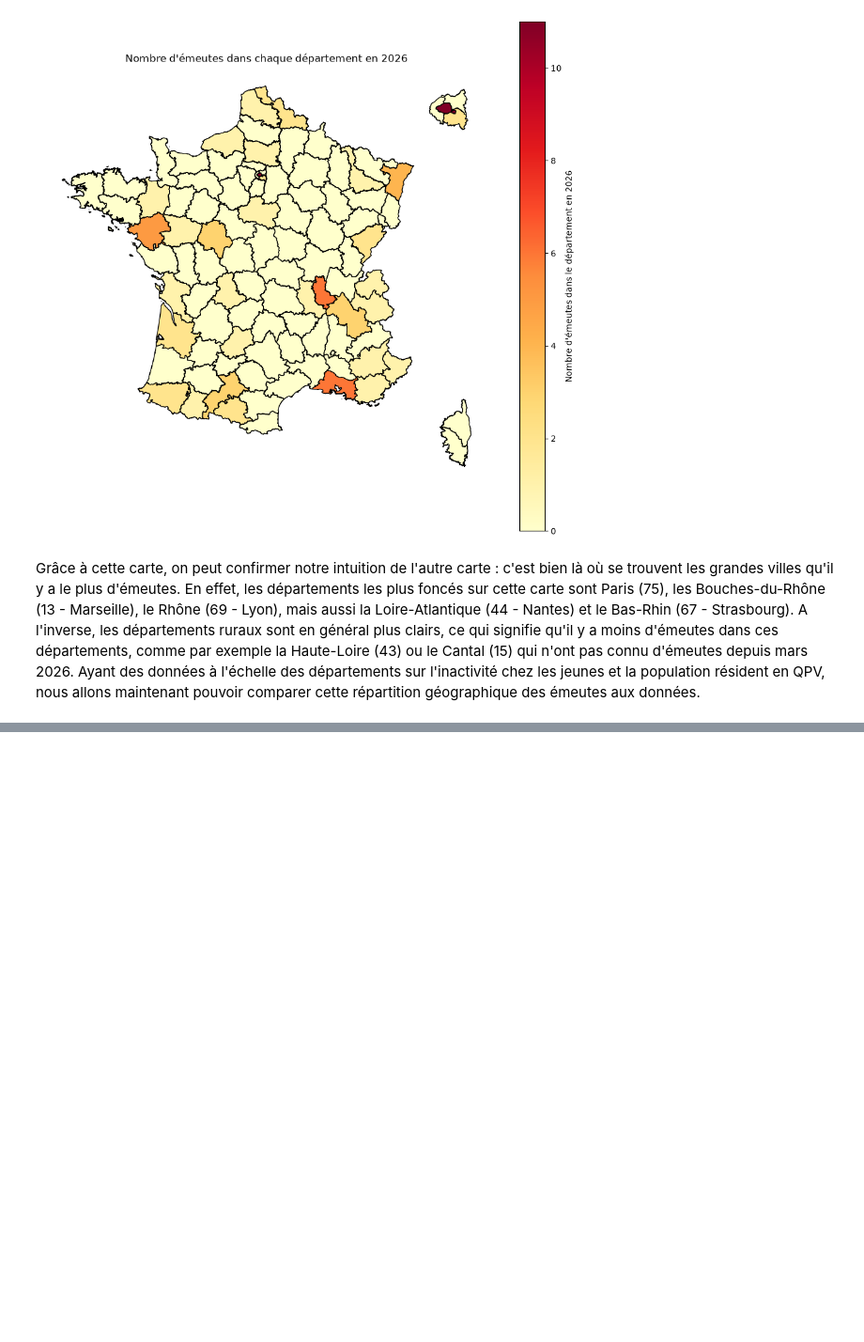
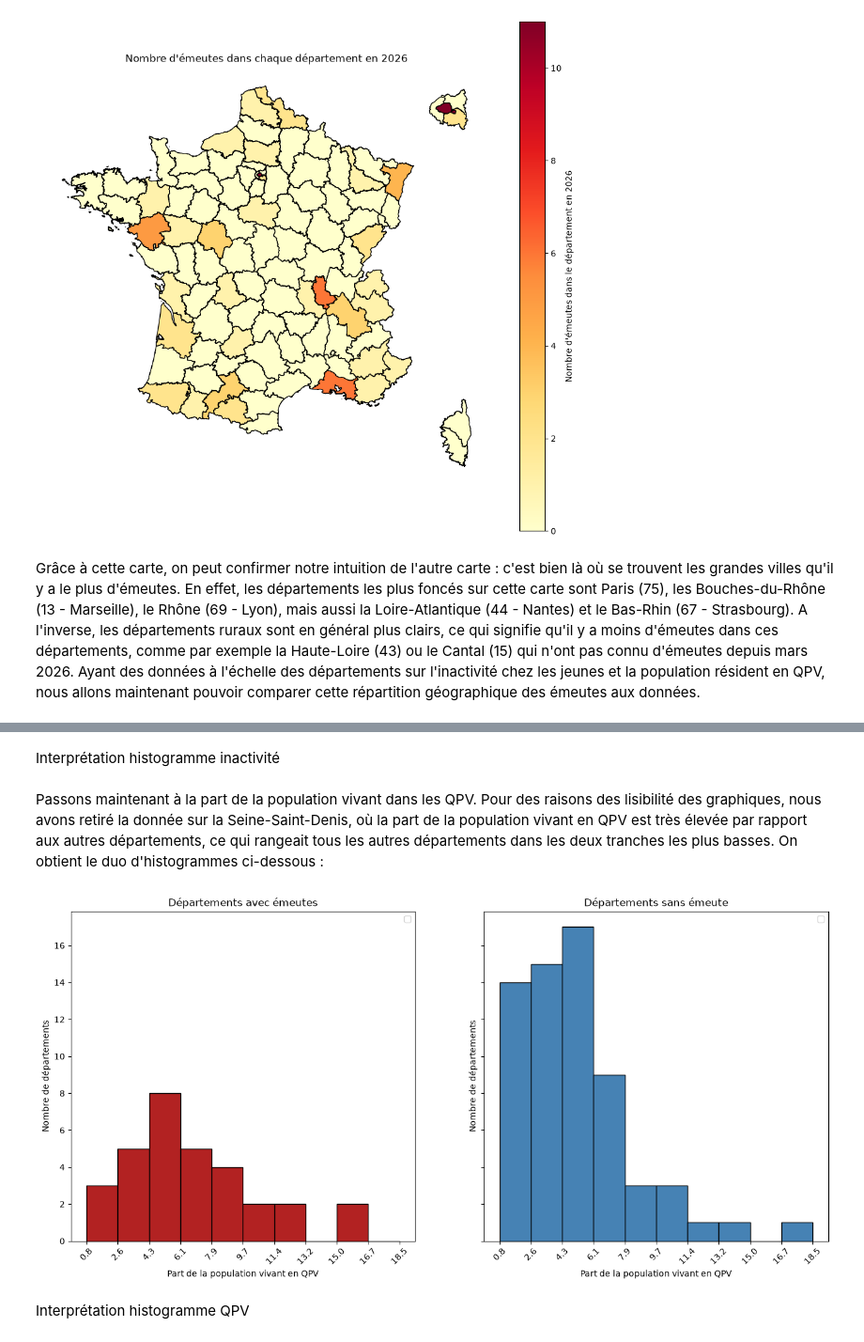
Before and after one commit to mathsomm/Des_chiffres_et_des_emeutes, a Jupyter notebook: notebook_tristan.ipynb, the cells around one changed output, grey strips where cells are left out. Shown at 94% size. Drawn from its saved outputs; the diff is of its cells as text; code cells hidden in the pictures; blank space fills up the shorter version.

```diff
--- a/notebook_tristan.ipynb
+++ b/notebook_tristan.ipynb
@@ -125,0 +281,32 @@ Ayant des données à l'échelle des départements sur l'inactivité chez les je
+# %% [markdown]
+Interprétation histogramme inactivité
+# %% [markdown]
+Passons maintenant à la part de la population vivant dans les QPV. Pour des raisons des lisibilité des graphiques, nous avons retiré la donnée sur la Seine-Saint-Denis, où la part de la population vivant en QPV est très élevée par rapport aux autres départements, ce qui rangeait tous les autres départements dans les deux tranches les plus basses.
+On obtient le duo d'histogrammes ci-dessous :
+# %%
+# On fait de même un histogramme avec les QPV
+data_tout = data_tout[~data_tout["INSEE_DEP"].isin(["93"])] #On supprime le 93 qui rend le graphe peu exploitable
+variable = "QPV - Quartiers prioritaires de la politique de la ville 2024 : Part de la population municipale résidant en QPV"
+
+bins1 = np.linspace(data_tout[variable].min(), data_tout[variable].max(), 11)
+
+fig, (ax1, ax2) = plt.subplots(1, 2, figsize=(16, 7), sharex=True, sharey=True)
+
+ax1.hist(data_émeutes[variable], bins=bins1, color="firebrick", edgecolor="black")
+ax1.set_title("Départements avec émeutes")
+
+ax2.hist(data_non_émeutes[variable], bins=bins1, color="steelblue", edgecolor="black")
+ax2.set_title("Départements sans émeute")
+
+for ax in (ax1, ax2):
+    ax.set_xticks(bins1)
+    ax.set_xticklabels([f"{b:.1f}" for b in bins1], rotation=45)
+    ax.set_xlabel("Part de la population vivant en QPV")
+    ax.set_ylabel("Nombre de départements")
+    ax.legend()
+
+plt.show()
+# %% [output]
+[figure, added]
+# %% [markdown]
+Interprétation histogramme QPV
```
Also changed, not shown: parts of 10 cells of this notebook.
